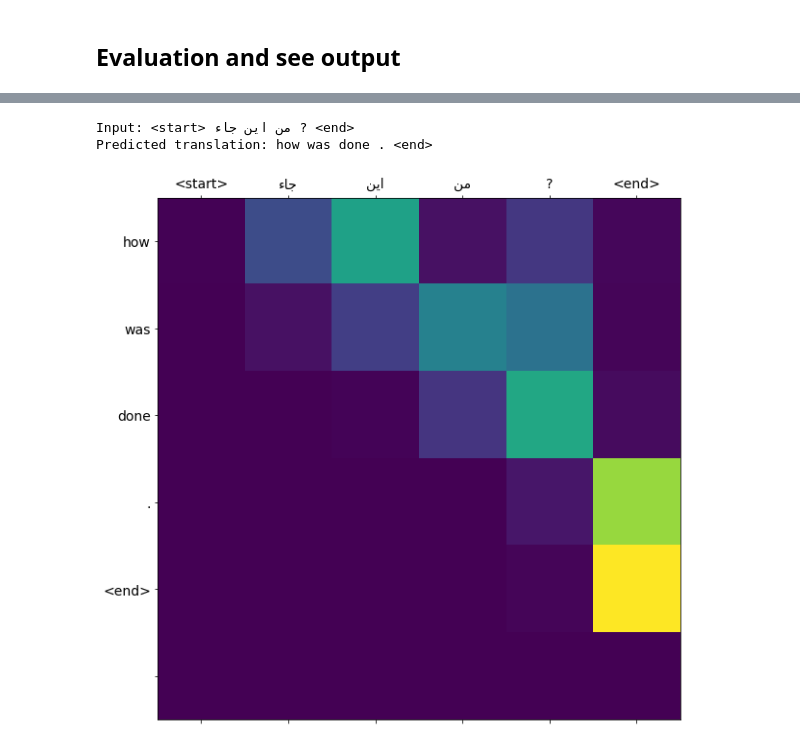
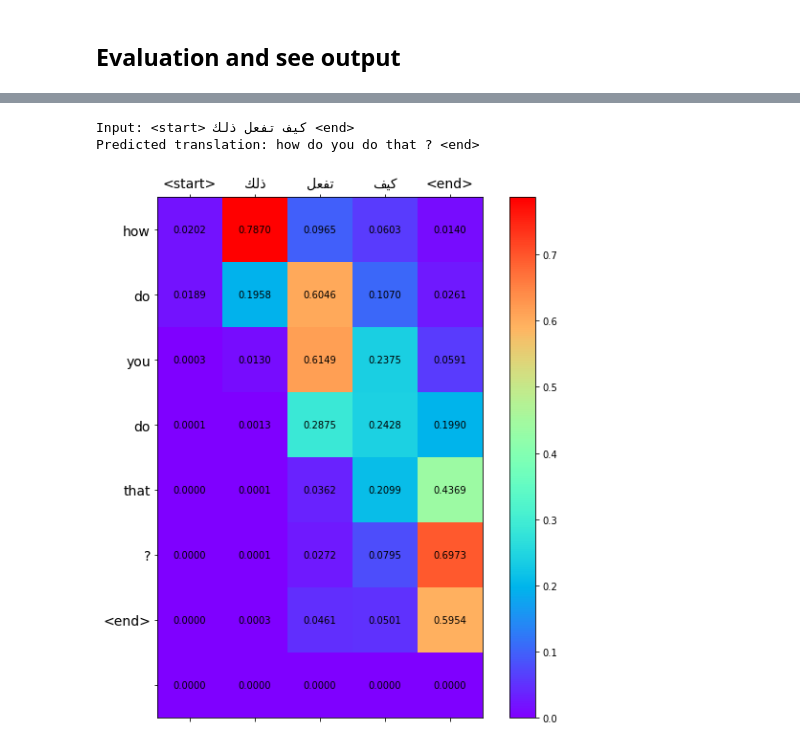
Before and after one commit to SamirMoustafa/nmt-with-attention-for-ar-to-en, a Jupyter notebook: nmt_with_attention_for_en_to_ar.ipynb, the cells around one changed output, grey strips where cells are left out. Saved outputs shown, nothing was run; the diff lists cells and outputs as text; code cells hidden in the pictures.

```diff
--- a/nmt_with_attention_for_en_to_ar.ipynb
+++ b/nmt_with_attention_for_en_to_ar.ipynb
@@ -529,7 +509,16 @@ def evaluate(sentence, encoder, decoder, inp_lang, targ_lang, max_length_inp, ma
 def plot_attention(attention, sentence, predicted_sentence):
     fig = plt.figure(figsize=(10,10))
     ax = fig.add_subplot(1, 1, 1)
-    ax.matshow(attention, cmap='viridis')
+
+    heatmap = ax.matshow(attention, cmap='rainbow')
+
+    for y in range(attention.shape[0]):
+        for x in range(attention.shape[1]):
+            ax.text(x , y, '%.4f' % attention[y, x],
+                     horizontalalignment='center',
+                     verticalalignment='center', color='black')
+
+    fig.colorbar(heatmap)
 
     fontdict = {'fontsize': 14}
 
@@ -581,6 +576,6 @@ Predicted translation: i d better like that . <end>
 # %%
-translate(u'من اين جاء?', encoder, decoder, inp_lang, targ_lang, max_length_inp, max_length_targ)
+translate(u'كيف تفعل ذلك ', encoder, decoder, inp_lang, targ_lang, max_length_inp, max_length_targ)
 # %% [output]
-Input: <start> من اين جاء ? <end>
-Predicted translation: how was done . <end>
+Input: <start> كيف تفعل ذلك <end>
+Predicted translation: how do you do that ? <end>
-[figure, old version]
+[figure, new version]
```
Also changed, not shown: parts of 15 cells of this notebook.
